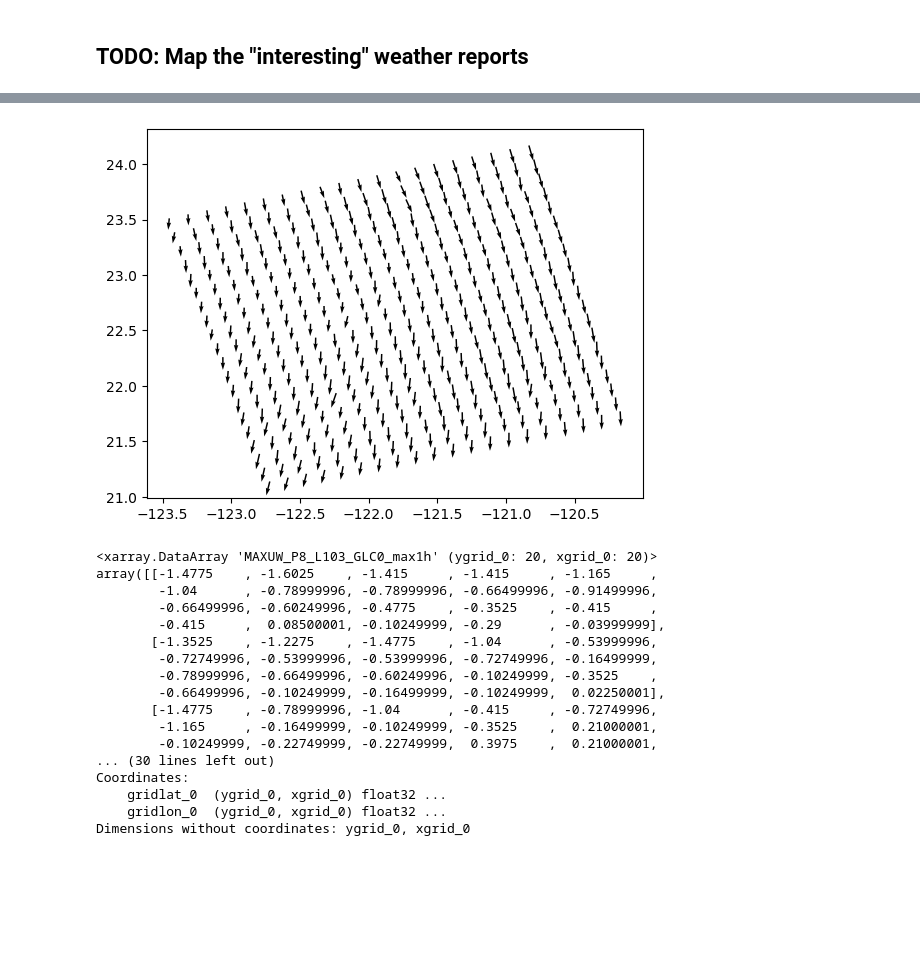
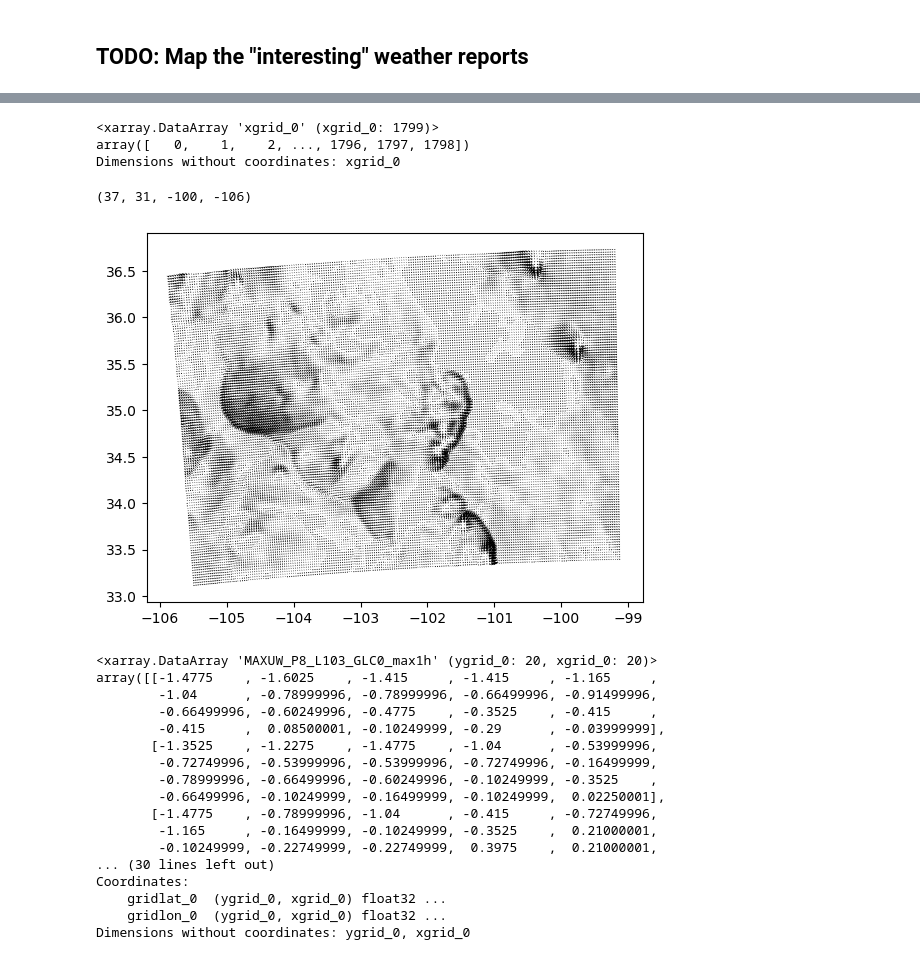
Before and after one commit to alex-schein-NOAA/data-transfer-tool, a Jupyter notebook: Notebook.ipynb, the cells around one changed output, grey strips where cells are left out. Saved outputs shown, nothing was run; the diff lists cells and outputs as text; code cells hidden in the pictures; blank space fills up the shorter version.

```diff
--- a/Notebook.ipynb
+++ b/Notebook.ipynb
@@ -124,7 +170,8 @@ def get_initialization_hour(storm_report, forecast_hour):
     return initialization_hour
 # %%
 from RFFS import rffs
-ds = rffs.fetch_file('2023-05-24', 16, 9)
+ds = rffs.fetch_file('2023-05-24', 19, 6)
+ds
 # %% [output]
 warning: Entry (77) not found in code table file /home/andres/anaconda3/envs/rrfs_env/lib/python3.9/site-packages/PyNIO/ncarg/grib2_codetables/ncep/4/4.2.3.192.table
 warning: Entry (78) not found in code table file /home/andres/anaconda3/envs/rrfs_env/lib/python3.9/site-packages/PyNIO/ncarg/grib2_codetables/ncep/4/4.2.3.192.table
@@ -158,0 +224,6 @@ Coordinates:
+# %%
+ds['xgrid_0']
+# %% [output]
+<xarray.DataArray 'xgrid_0' (xgrid_0: 1799)>
+array([   0,    1,    2, ..., 1796, 1797, 1798])
+Dimensions without coordinates: xgrid_0
@@ -159,22 +246,44 @@ Coordinates:
+# %%
+get_bounding_box(34, -103, 3, 3)
+# %% [output]
+(37, 31, -100, -106)
+# %%
+step = 12
+l = 650
+offset = 200
+y = 340
+o = 125
+X = ds.coords['gridlon_0'][y: y + o,l: l+offset]
+Y = ds.coords['gridlat_0'][y: y + o, l:l + offset]
+U = ds.UGRD_P0_L103_GLC0[y: y + o, l:l + offset]
+V = ds.VGRD_P0_L103_GLC0[y: y + o,l:l+offset]
+
+normalized_U = (U - U.min())/(U.max() - U.min())
+normalized_V = (V - V.min())/(V.max() - V.min())
+fig, ax = plt.subplots()
+
+q = ax.quiver(X, Y, U, V)
+
+plt.show()
+# %% [output]
+[figure, added]
 # %%
-import matplotlib.pyplot as plt
-import numpy as np
+# import matplotlib.pyplot as plt
+# import numpy as np
 
-step = 5
-X = ds.coords['gridlon_0'][0:100:step, 0:100:step]
-Y = ds.coords['gridlat_0'][0:100:step, 0:100:step]
-U = ds.MAXUW_P8_L103_GLC0_max1h[0:100:step, 0:100:step]
-V = ds.MAXVW_P8_L103_GLC0_max1h[0:100:step, 0:100:step]
+# step = 5
+# X = ds.coords['gridlon_0'][0:100:step, 0:100:step]
+# Y = ds.coords['gridlat_0'][0:100:step, 0:100:step]
+# U = ds.MAXUW_P8_L103_GLC0_max1h[0:100:step, 0:100:step]
+# V = ds.MAXVW_P8_L103_GLC0_max1h[0:100:step, 0:100:step]
 
-normalized_U = (U - U.min())/(U.max() - U.min())
-normalized_V = (V - V.min())/(V.max() - V.min())
-fig, ax = plt.subplots()
+# normalized_U = (U - U.min())/(U.max() - U.min())
+# normalized_V = (V - V.min())/(V.max() - V.min())
+# fig, ax = plt.subplots()
 
-q = ax.quiver(X, Y, U, V)
+# q = ax.quiver(X, Y, U, V)
 
-plt.show()
+# plt.show()
-# %% [output]
-[figure, removed]
 # %%
 U - U.mean()
 # %% [output]
```
Also changed, not shown: parts of 24 cells of this notebook, 6 other files.
